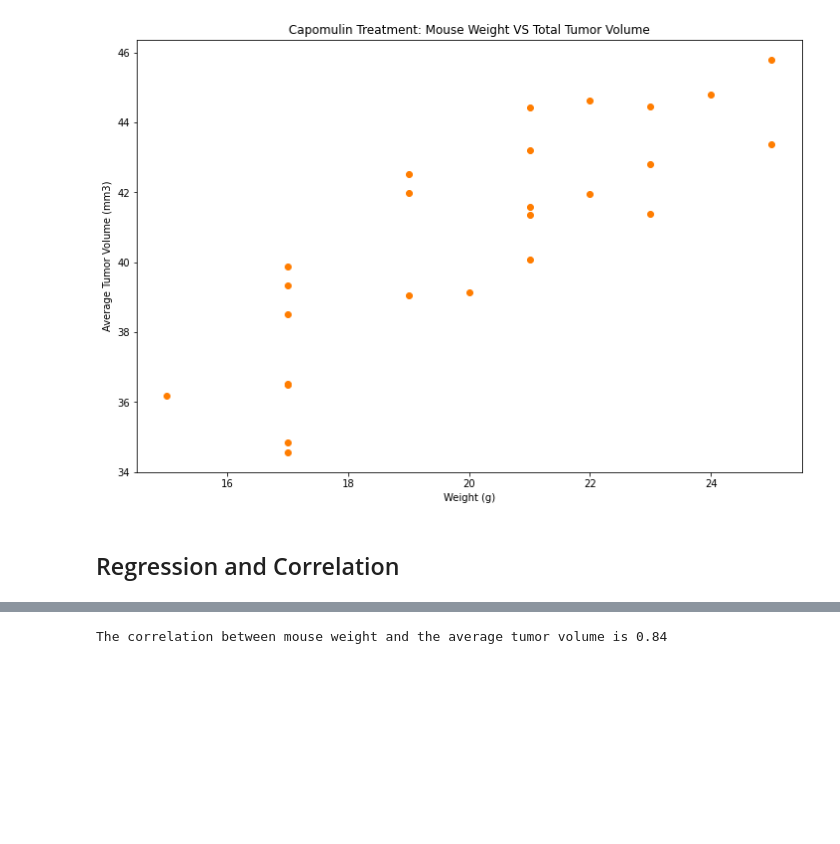
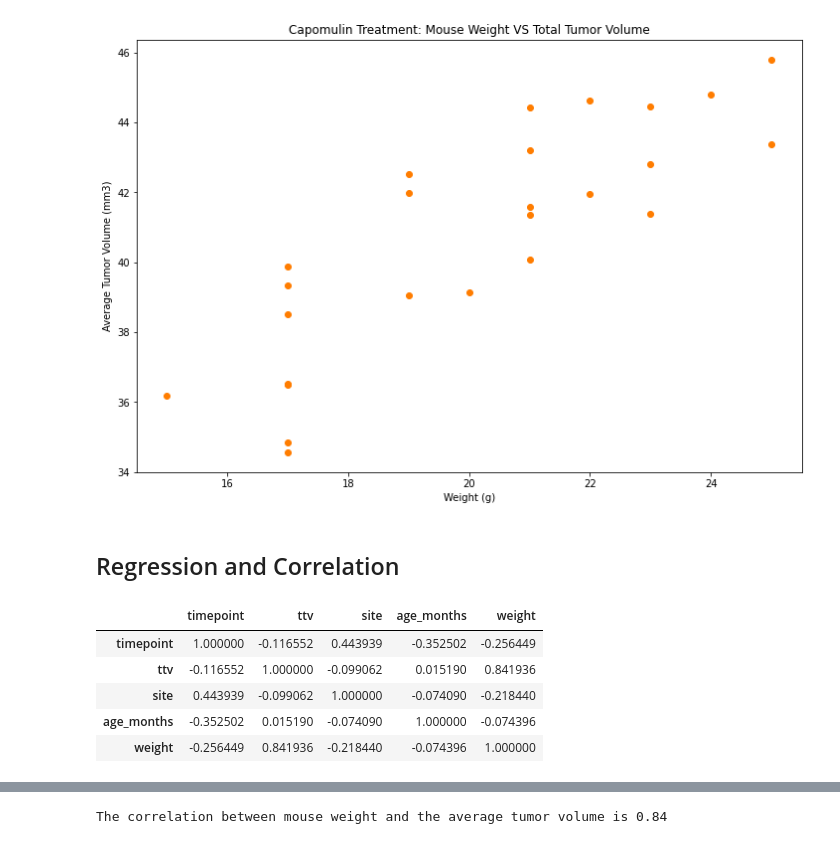
Before and after one commit to boojaado/Matplotlib_hw, a Jupyter notebook: pymaceuticals/pymaceuticals_jkeme.ipynb, the cells around one changed output, grey strips where cells are left out. Cells and saved outputs as stored; diff of their text form; code cells hidden in the pictures; blank space fills up the shorter version.

```diff
--- a/pymaceuticals/pymaceuticals_jkeme.ipynb
+++ b/pymaceuticals/pymaceuticals_jkeme.ipynb
@@ -671,3 +671,16 @@ plt.show()
 [figure]
 # %% [markdown]
 ## Regression and Correlation
+# %%
+capomulin_weight.corr()
+
+corrs = capomulin_weight.corr()
+
+corrs
+# %% [output]
+|  | timepoint | ttv | site | age_months | weight |
+| timepoint | 1.000000 | -0.116552 | 0.443939 | -0.352502 | -0.256449 |
+| ttv | -0.116552 | 1.000000 | -0.099062 | 0.015190 | 0.841936 |
+| site | 0.443939 | -0.099062 | 1.000000 | -0.074090 | -0.218440 |
+| age_months | -0.352502 | 0.015190 | -0.074090 | 1.000000 | -0.074396 |
+| weight | -0.256449 | 0.841936 | -0.218440 | -0.074396 | 1.000000 |
```
Also changed, not shown: parts of 4 cells of this notebook.
